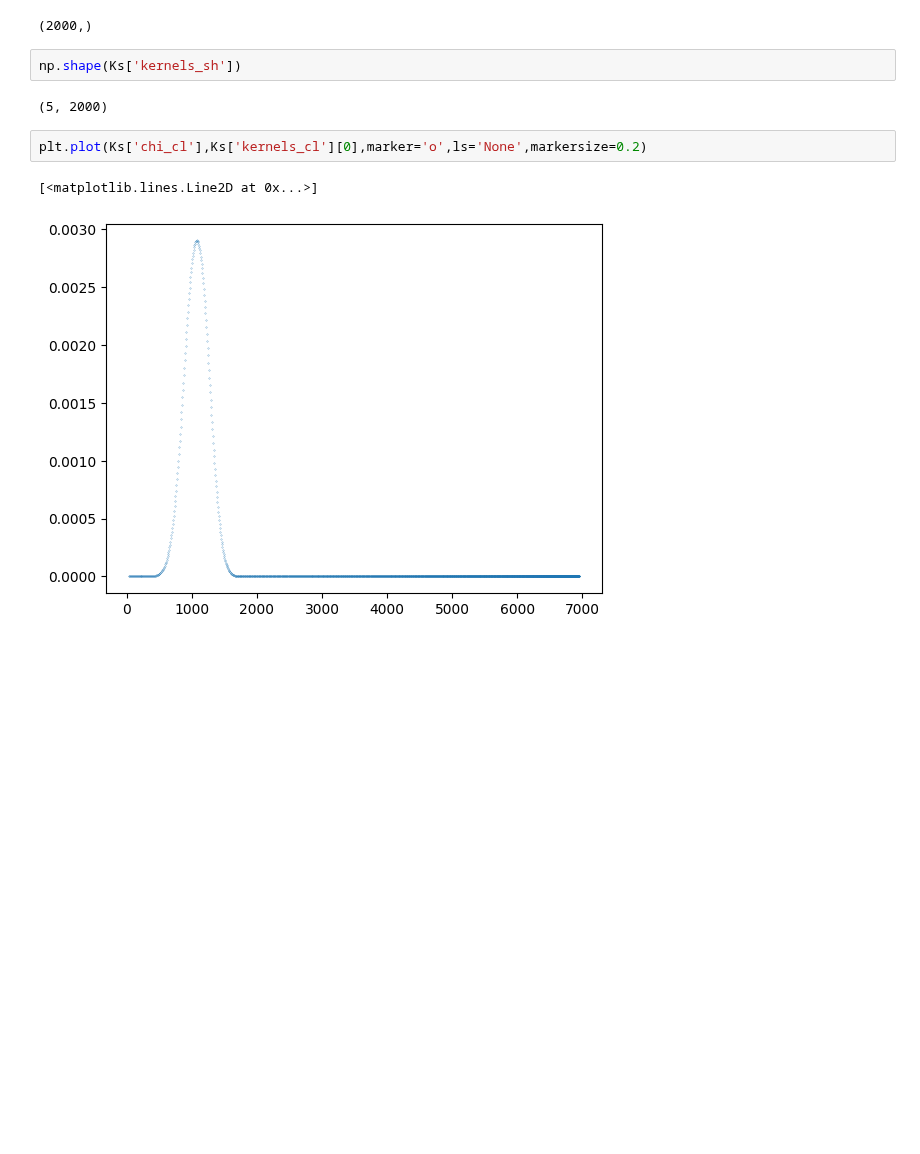
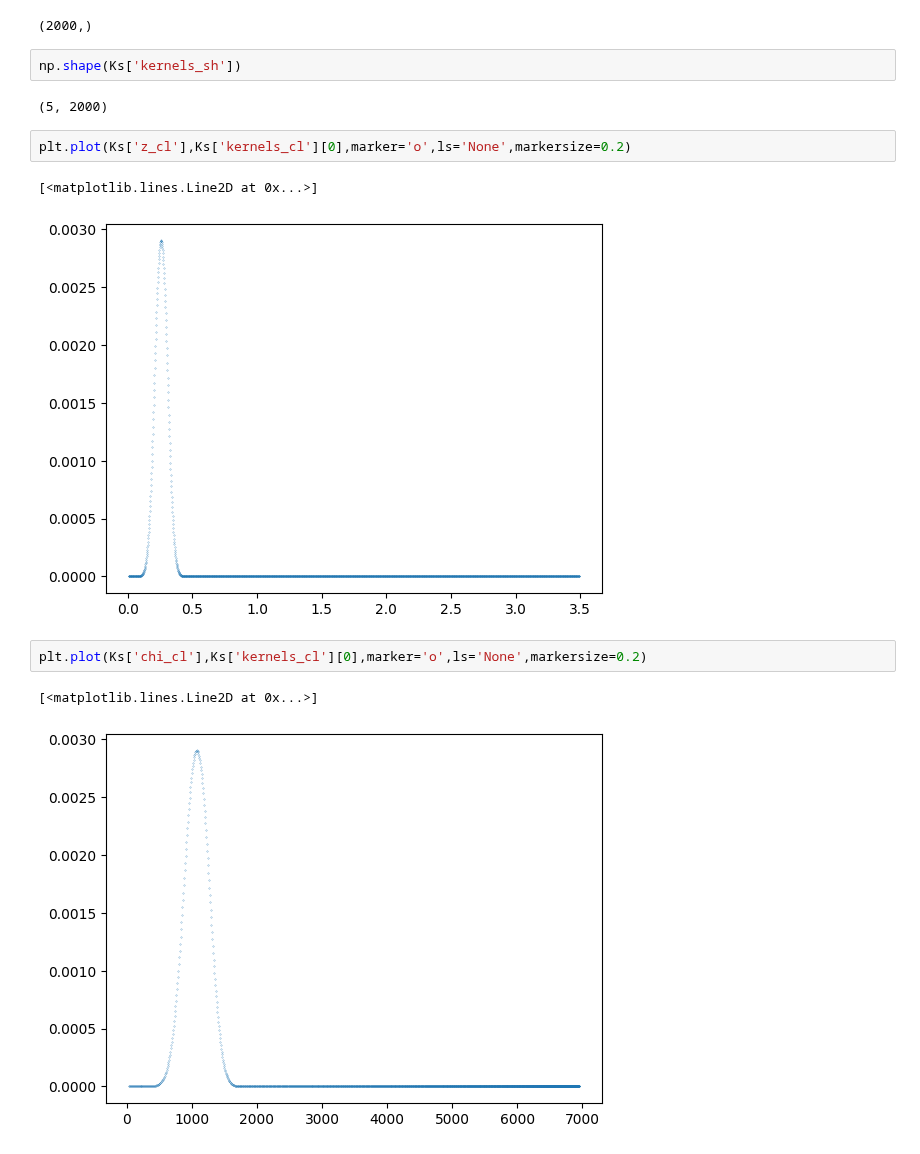
Before and after one commit to CLASS-SZ/class_sz, a Jupyter notebook: notebooks/n5k_class_sz_oct22.ipynb, the cells around one changed output. Saved outputs shown, nothing was run; the diff lists cells and outputs as text; blank space fills up the shorter version.

```diff
--- a/notebooks/n5k_class_sz_oct22.ipynb
+++ b/notebooks/n5k_class_sz_oct22.ipynb
@@ -68,6 +81,11 @@ np.shape(Ks['z_cl'])
 np.shape(Ks['kernels_sh'])
 # %% [output]
 (5, 2000)
+# %%
+plt.plot(Ks['z_cl'],Ks['kernels_cl'][0],marker='o',ls='None',markersize=0.2)
+# %% [output]
+[<matplotlib.lines.Line2D at 0x...>]
+[figure, added]
 # %%
 plt.plot(Ks['chi_cl'],Ks['kernels_cl'][0],marker='o',ls='None',markersize=0.2)
 # %% [output]
```
Also changed, not shown: parts of 9 cells of this notebook, 5 other files.
